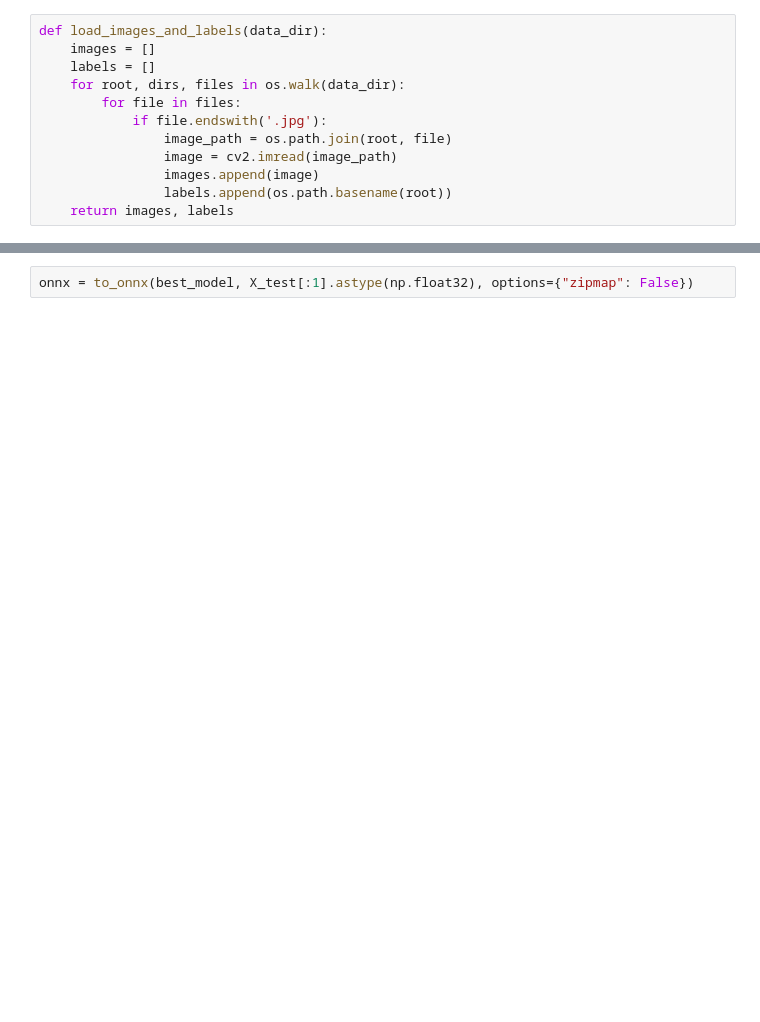
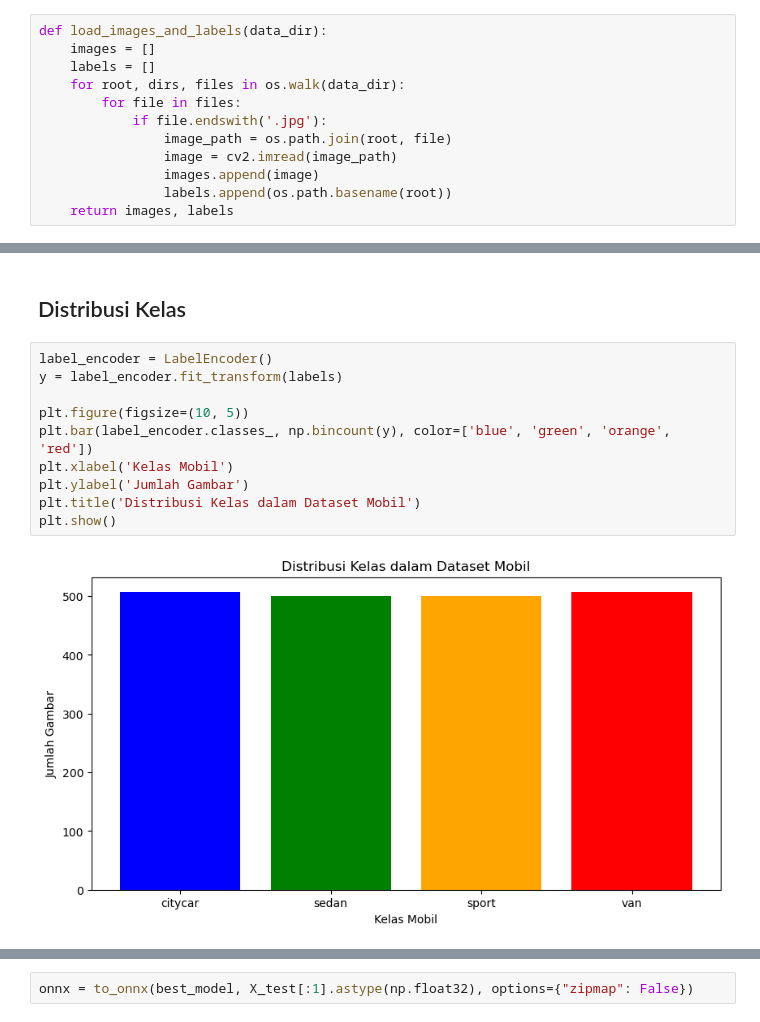
Before and after one commit to izzalDev/car-computer-vision, a Jupyter notebook: notebook/1 Classification.ipynb, the cells around one changed output, grey strips where cells are left out. Saved outputs shown, nothing was run; the diff lists cells and outputs as text; blank space fills up the shorter version.

```diff
--- a/notebook/1 Classification.ipynb
+++ b/notebook/1 Classification.ipynb
@@ -25,0 +68,14 @@ def load_images_and_labels(data_dir):
+# %% [markdown]
+## Distribusi Kelas
+# %%
+label_encoder = LabelEncoder()
+y = label_encoder.fit_transform(labels)
+
+plt.figure(figsize=(10, 5))
+plt.bar(label_encoder.classes_, np.bincount(y), color=['blue', 'green', 'orange', 'red'])
+plt.xlabel('Kelas Mobil')
+plt.ylabel('Jumlah Gambar')
+plt.title('Distribusi Kelas dalam Dataset Mobil')
+plt.show()
+# %% [output]
+[figure, added]
```
Also changed, not shown: parts of 37 cells of this notebook, 11 other files.
